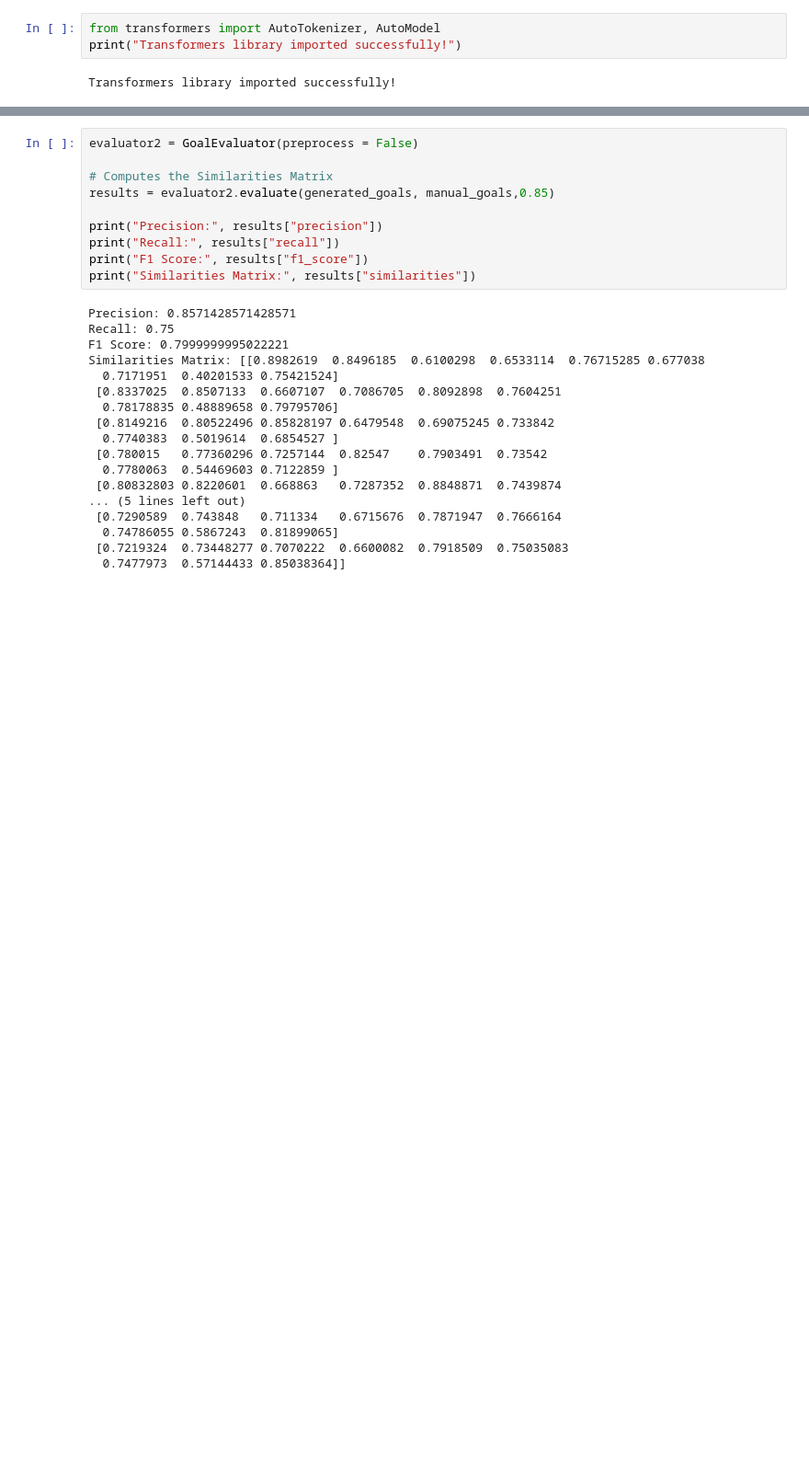
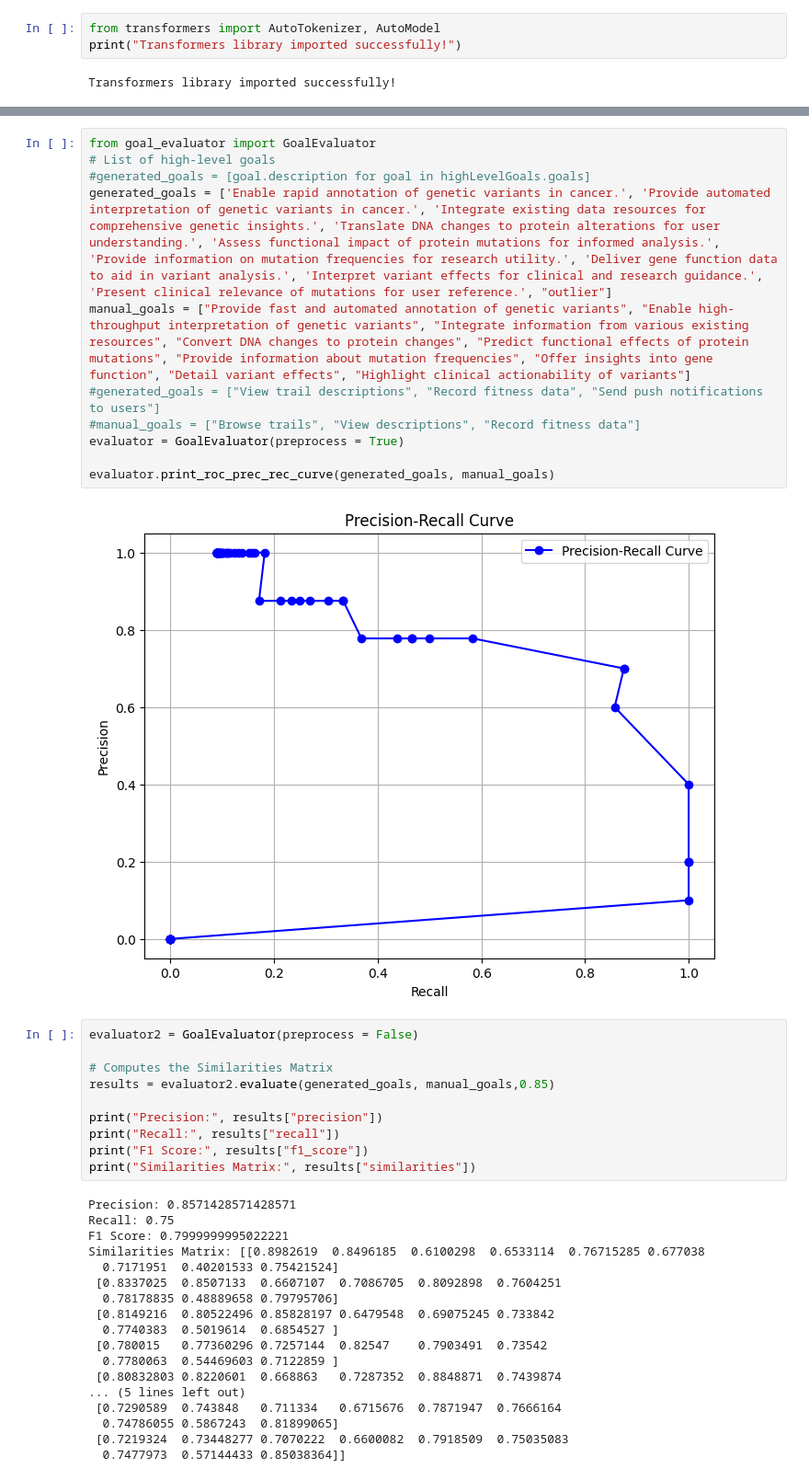
Before and after one commit to dadoluca/LLM_Agent-Goal_Oriented_API_Alignement, a Jupyter notebook: main.ipynb, the cells around one changed output, grey strips where cells are left out. Shown at 92% size. Drawn from its saved outputs; the diff is of its cells as text; blank space fills up the shorter version.

Commit message:
added plots for ROC and Precision Recall curve

```diff
--- a/main.ipynb
+++ b/main.ipynb
@@ -685,3 +876,16 @@ Similarities Matrix: [[0.8431102  0.8469818  0.5954497  0.6638706  0.77890575 0.
+# %%
+from goal_evaluator import GoalEvaluator
+# List of high-level goals
+#generated_goals = [goal.description for goal in highLevelGoals.goals]
+generated_goals = ['Enable rapid annotation of genetic variants in cancer.', 'Provide automated interpretation of genetic variants in cancer.', 'Integrate existing data resources for comprehensive genetic insights.', 'Translate DNA changes to protein alterations for user understanding.', 'Assess functional impact of protein mutations for informed analysis.', 'Provide information on mutation frequencies for research utility.', 'Deliver gene function data to aid in variant analysis.', 'Interpret variant effects for clinical and research guidance.', 'Present clinical relevance of mutations for user reference.', "outlier"]
+manual_goals = ["Provide fast and automated annotation of genetic variants", "Enable high-throughput interpretation of genetic variants", "Integrate information from various existing resources", "Convert DNA changes to protein changes", "Predict functional effects of protein mutations", "Provide information about mutation frequencies", "Offer insights into gene function", "Detail variant effects", "Highlight clinical actionability of variants"]
+#generated_goals = ["View trail descriptions", "Record fitness data", "Send push notifications to users"]
+#manual_goals = ["Browse trails", "View descriptions", "Record fitness data"]
+evaluator = GoalEvaluator(preprocess = True)
+
+evaluator.print_roc_prec_rec_curve(generated_goals, manual_goals)
+# %% [output]
+[figure, added]
 # %%
 evaluator2 = GoalEvaluator(preprocess = False)
 
```
Also changed, not shown: parts of 12 cells of this notebook, 1 other file.
